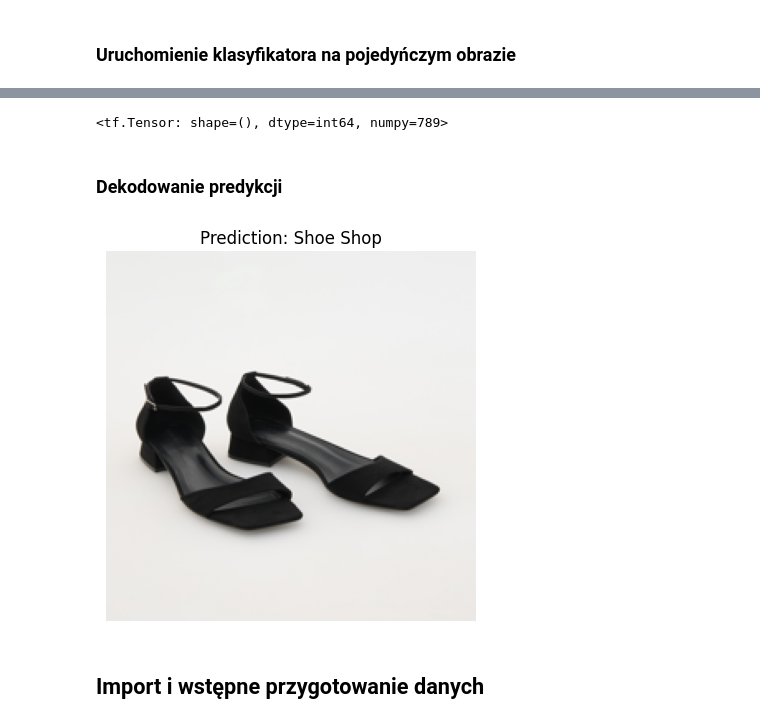
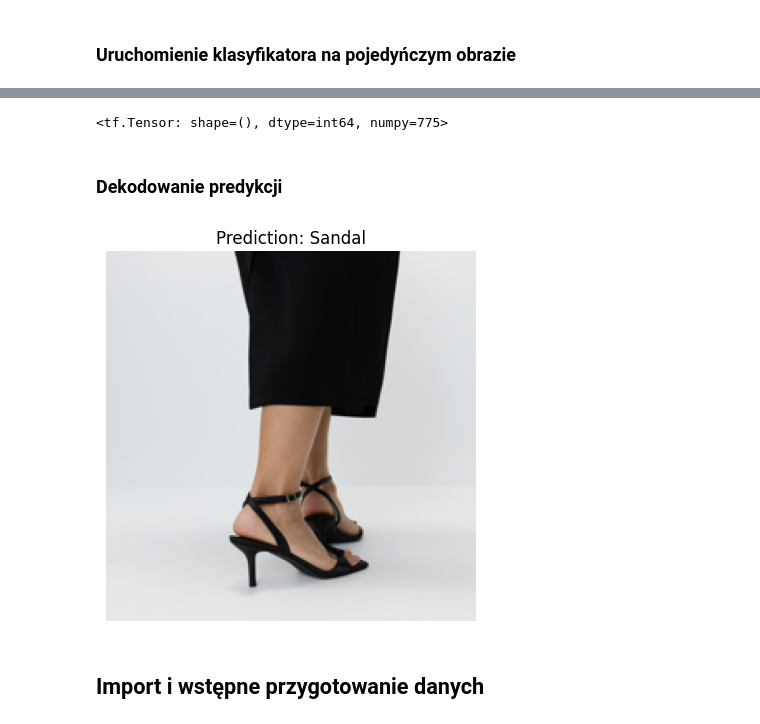
Before and after one commit to piotrsok2/cv-course, a Jupyter notebook: exercises/TL.ipynb, the cells around one changed output, grey strips where cells are left out. Drawn from its saved outputs; the diff is of its cells as text; code cells hidden in the pictures.

```diff
--- a/exercises/TL.ipynb
+++ b/exercises/TL.ipynb
@@ -52,7 +44,34 @@ classifier_model = inception_v3
 # %%
-IMAGE_SIZE = 224
+mobilenet_v2 ="https://tfhub.dev/google/tf2-preview/mobilenet_v2/classification/4"
+inception_v3 = "https://tfhub.dev/google/imagenet/inception_v3/classification/5"
+
+inception_v1 = "https://www.kaggle.com/models/google/inception-v1/TensorFlow2/classification/2"
+inception_v2 = "https://www.kaggle.com/models/google/inception-v2/TensorFlow2/classification/2"
+inception_resnet_v2 = "https://www.kaggle.com/models/google/inception-resnet-v2/TensorFlow2/classification/2" #299
+
+resnet50_v1 = "https://www.kaggle.com/models/google/resnet-v1/TensorFlow2/50-classification/2"
+resnet101_v1 = "https://www.kaggle.com/models/google/resnet-v1/TensorFlow2/101-classification/2"
+resnet152_v1 = "https://www.kaggle.com/models/google/resnet-v1/TensorFlow2/152-classification/2"
+
+resnet50_v2 = "https://www.kaggle.com/models/google/resnet-v2/TensorFlow2/50-classification/2"
+resnet101_v2 = "https://www.kaggle.com/models/google/resnet-v2/TensorFlow2/101-classification/2"
+resnet152_v2 = "https://www.kaggle.com/models/google/resnet-v2/TensorFlow2/152-classification/2"
+
+efficientnet_b0_v1 = "https://www.kaggle.com/models/tensorflow/efficientnet/TensorFlow2/b0-classification/1"
+efficientnet_b4_v1 = "https://www.kaggle.com/models/tensorflow/efficientnet/TensorFlow2/b4-classification/1"
+efficientnet_b7_v1 = "https://www.kaggle.com/models/tensorflow/efficientnet/TensorFlow2/b7-classification/1"
+
+efficientnet_b0_v2 = "https://www.kaggle.com/models/google/efficientnet-v2/TensorFlow2/imagenet1k-b0-classification/2"
+
+nasnet_mobile = "https://www.kaggle.com/models/google/nasnet/TensorFlow2/mobile-classification/2"
+
+classifier_model = resnet152_v2
+IMAGE_SIZE = 224 #299
 IMAGE_SHAPE = (IMAGE_SIZE, IMAGE_SIZE)
+num_classes = 1000
 
 classifier = keras.Sequential([
     hub.KerasLayer(classifier_model, input_shape=IMAGE_SHAPE+(3,))
 ])
+
+classifier.summary()
@@ -59,10 +97,20 @@ classifier = keras.Sequential([
 # %% [markdown]
 ### Uruchomienie klasyfikatora na pojedyńczym obrazie
 # %%
-path = keras.utils.get_file('image.jpg','https://static.reserved.com/media/catalog/product/5/6/5698Y-99X-011-1-808148.jpg')
+sandal1_model = 'https://static.reserved.com/media/catalog/product/4/6/463BU-99X-002-1-832324_2.jpg'
+sandal1_pink = 'https://static.reserved.com/media/catalog/product/4/6/463BU-30X-011-2-836580_3.jpg'
+sandal1 = 'https://static.reserved.com/media/catalog/product/4/6/463BU-99X-011-1-836560_2.jpg'
+sandal2_model = 'https://static.reserved.com/media/catalog/product/6/0/6019Y-99X-001-1-814032_3.jpg'
+sandal2 = 'https://static.reserved.com/media/catalog/product/6/0/6019Y-99X-011-1-808150_9.jpg'
+sandal3_model = 'https://static.reserved.com/media/catalog/product/5/8/5828Y-SLV-001-1-801527_2.jpg'
+sandal3 = 'https://static.reserved.com/media/catalog/product/5/8/5828Y-SLV-011-1-795997_3.jpg'
+sandal4 = 'https://static.reserved.com/media/catalog/product/5/6/5698Y-99X-010-1-808148_1.jpg'
 
+path = sandal1_model
+path = keras.utils.get_file('image.jpg', path)
 img = np.array( Image.open(path).resize((IMAGE_SIZE, IMAGE_SIZE)) ) / 255.0
 os.remove(path)
+
 plt.figure()
 plt.imshow(img)
 plt.grid(False)
@@ -83,7 +131,7 @@ result.shape
 predicted_class = tf.math.argmax(result[0], axis=-1)
 predicted_class
 # %% [output]
-<tf.Tensor: shape=(), dtype=int64, numpy=789>
+<tf.Tensor: shape=(), dtype=int64, numpy=775>
 # %% [markdown]
 ### Dekodowanie predykcji
 # %%
@@ -92,10 +140,10 @@ imagenet_labels = np.array(open(labels_path).read().splitlines())
 # %%
 plt.imshow(img)
 plt.axis('off')
-predicted_class_name = imagenet_labels[predicted_class]
+predicted_class_name = imagenet_labels[predicted_class+1-result.shape[1]%num_classes]
 _ = plt.title("Prediction: " + predicted_class_name.title())
 # %% [output]
-[figure, old version]
+[figure, new version]
 # %% [markdown]
 ## Import i wstępne przygotowanie danych
 # %%
```
Also changed, not shown: parts of 8 cells of this notebook, 1 other file.
